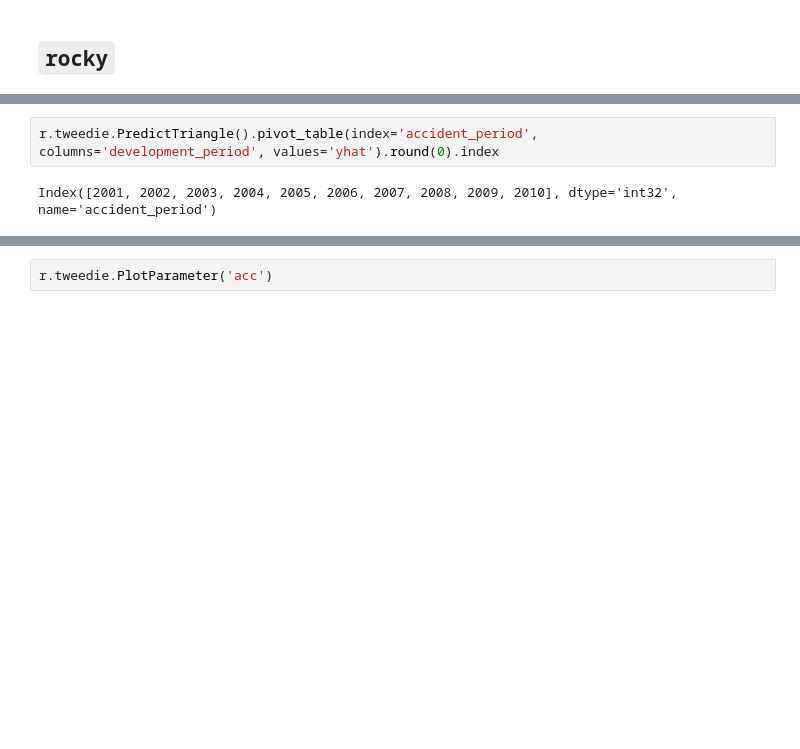
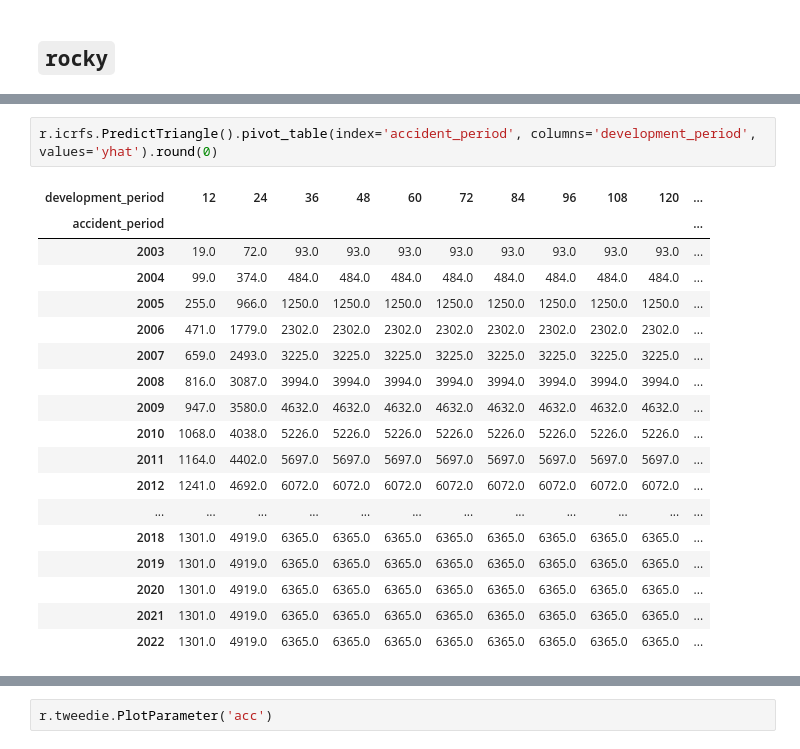
Before and after one commit to rocky-reserving/rocky, a Jupyter notebook: rocky-app/ROCKY Demo.ipynb, the cells around one changed output, grey strips where cells are left out. Drawn from its saved outputs; the diff is of its cells as text; blank space fills up the shorter version.

```diff
--- a/rocky-app/ROCKY Demo.ipynb
+++ b/rocky-app/ROCKY Demo.ipynb
@@ -142,5 +233,22 @@ rocky(id='rocky1', mod="tweedie", f=(), plot=(), t="paid_loss", rockylog=None)
 # %%
-r.tweedie.PredictTriangle().pivot_table(index='accident_period', columns='development_period', values='yhat').round(0).index
+r.icrfs.PredictTriangle().pivot_table(index='accident_period', columns='development_period', values='yhat').round(0)
 # %% [output]
-Index([2001, 2002, 2003, 2004, 2005, 2006, 2007, 2008, 2009, 2010], dtype='int32', name='accident_period')
+| development_period | 12 | 24 | 36 | 48 | 60 | 72 | 84 | 96 | 108 | 120 | ... |
+| accident_period |  |  |  |  |  |  |  |  |  |  | ... |
+| 2003 | 19.0 | 72.0 | 93.0 | 93.0 | 93.0 | 93.0 | 93.0 | 93.0 | 93.0 | 93.0 | ... |
+| 2004 | 99.0 | 374.0 | 484.0 | 484.0 | 484.0 | 484.0 | 484.0 | 484.0 | 484.0 | 484.0 | ... |
+| 2005 | 255.0 | 966.0 | 1250.0 | 1250.0 | 1250.0 | 1250.0 | 1250.0 | 1250.0 | 1250.0 | 1250.0 | ... |
+| 2006 | 471.0 | 1779.0 | 2302.0 | 2302.0 | 2302.0 | 2302.0 | 2302.0 | 2302.0 | 2302.0 | 2302.0 | ... |
+| 2007 | 659.0 | 2493.0 | 3225.0 | 3225.0 | 3225.0 | 3225.0 | 3225.0 | 3225.0 | 3225.0 | 3225.0 | ... |
+| 2008 | 816.0 | 3087.0 | 3994.0 | 3994.0 | 3994.0 | 3994.0 | 3994.0 | 3994.0 | 3994.0 | 3994.0 | ... |
+| 2009 | 947.0 | 3580.0 | 4632.0 | 4632.0 | 4632.0 | 4632.0 | 4632.0 | 4632.0 | 4632.0 | 4632.0 | ... |
+| 2010 | 1068.0 | 4038.0 | 5226.0 | 5226.0 | 5226.0 | 5226.0 | 5226.0 | 5226.0 | 5226.0 | 5226.0 | ... |
+| 2011 | 1164.0 | 4402.0 | 5697.0 | 5697.0 | 5697.0 | 5697.0 | 5697.0 | 5697.0 | 5697.0 | 5697.0 | ... |
+| 2012 | 1241.0 | 4692.0 | 6072.0 | 6072.0 | 6072.0 | 6072.0 | 6072.0 | 6072.0 | 6072.0 | 6072.0 | ... |
+| ... | ... | ... | ... | ... | ... | ... | ... | ... | ... | ... | ... |
+| 2018 | 1301.0 | 4919.0 | 6365.0 | 6365.0 | 6365.0 | 6365.0 | 6365.0 | 6365.0 | 6365.0 | 6365.0 | ... |
+| 2019 | 1301.0 | 4919.0 | 6365.0 | 6365.0 | 6365.0 | 6365.0 | 6365.0 | 6365.0 | 6365.0 | 6365.0 | ... |
+| 2020 | 1301.0 | 4919.0 | 6365.0 | 6365.0 | 6365.0 | 6365.0 | 6365.0 | 6365.0 | 6365.0 | 6365.0 | ... |
+| 2021 | 1301.0 | 4919.0 | 6365.0 | 6365.0 | 6365.0 | 6365.0 | 6365.0 | 6365.0 | 6365.0 | 6365.0 | ... |
+| 2022 | 1301.0 | 4919.0 | 6365.0 | 6365.0 | 6365.0 | 6365.0 | 6365.0 | 6365.0 | 6365.0 | 6365.0 | ... |
 # %%
```
Also changed, not shown: parts of 54 cells of this notebook, 11 other files.
